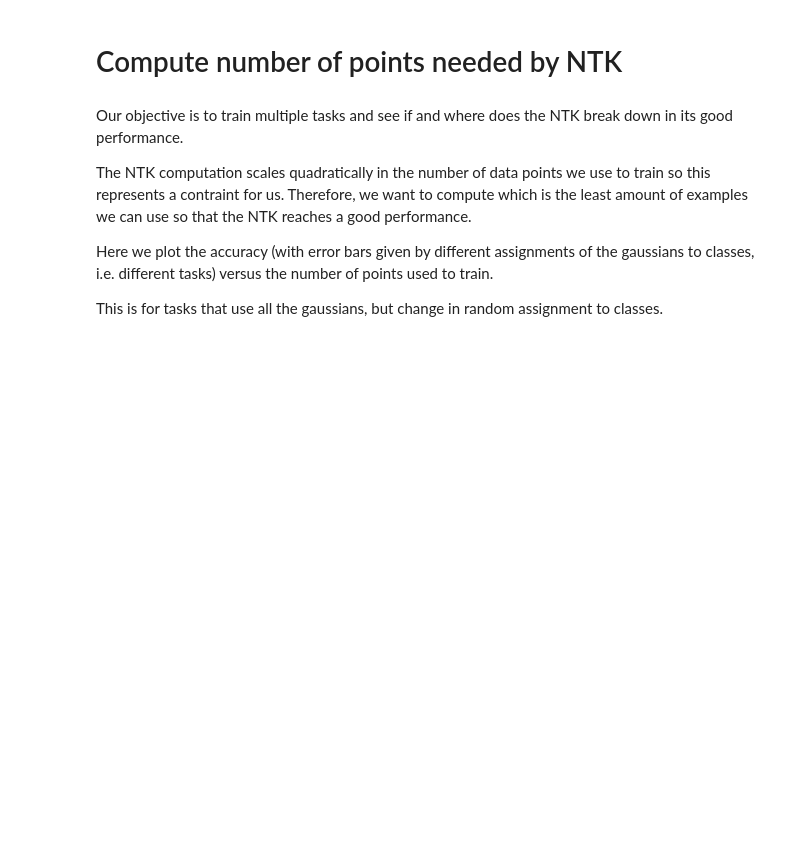
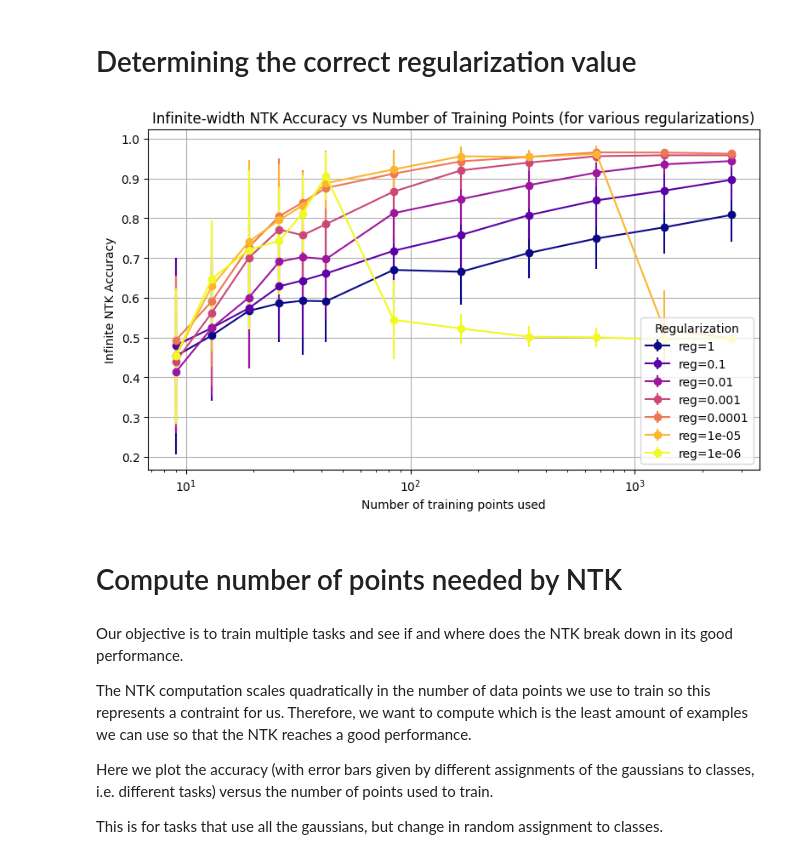
Before and after one commit to burnhamdr/neural-tangents, a Jupyter notebook: notebooks/new_paper/multitask_infinite_ntk.ipynb, the cells around one changed output. Drawn from its saved outputs; the diff is of its cells as text; code cells hidden in the pictures; blank space fills up the shorter version.

```diff
--- a/notebooks/new_paper/multitask_infinite_ntk.ipynb
+++ b/notebooks/new_paper/multitask_infinite_ntk.ipynb
@@ -26,3 +26,5 @@ def compute_infinite_ntk(kernel_fn, x_train, x_test):
         "test_train": ntk_test_train,
         "test_test": ntk_test_test
     }
+# %% [markdown]
+# Determining the correct regularization value
@@ -29,3 +126,35 @@ def compute_infinite_ntk(kernel_fn, x_train, x_test):
+# %%
+colors = plt.cm.plasma(jnp.linspace(0,1,len(reg)))
+
+plt.figure(figsize=(8, 5))
+
+# Convert accs and accs_std into 2D arrays: shape = (len(reg), len(possible_num_points))
+accs = jnp.array(accs).reshape(len(possible_num_points), len(reg)).T
+accs_std = jnp.array(accs_std).reshape(len(possible_num_points), len(reg)).T
+
+x_vals = [int(points * 0.66) for points in possible_num_points]
+
+# Plot one curve per regularization value
+for i, reg_value in enumerate(reg):
+    plt.errorbar(
+        x_vals,
+        accs[i],
+        yerr=accs_std[i],
+        marker='o',
+        label=f"reg={reg_value:g}",
+        color=colors[i]
+    )
+
+plt.xscale('log')
+plt.xlabel('Number of training points used')
+plt.ylabel('Infinite NTK Accuracy')
+plt.title('Infinite-width NTK Accuracy vs Number of Training Points (for various regularizations)')
+plt.legend(title="Regularization", loc='lower right')
+plt.grid(True)
+plt.tight_layout()
+plt.show()
+# %% [output]
+[figure, added]
 # %% [markdown]
 # Compute number of points needed by NTK
 # %% [markdown]
```
Also changed, not shown: parts of 18 cells of this notebook, 1 other file.
